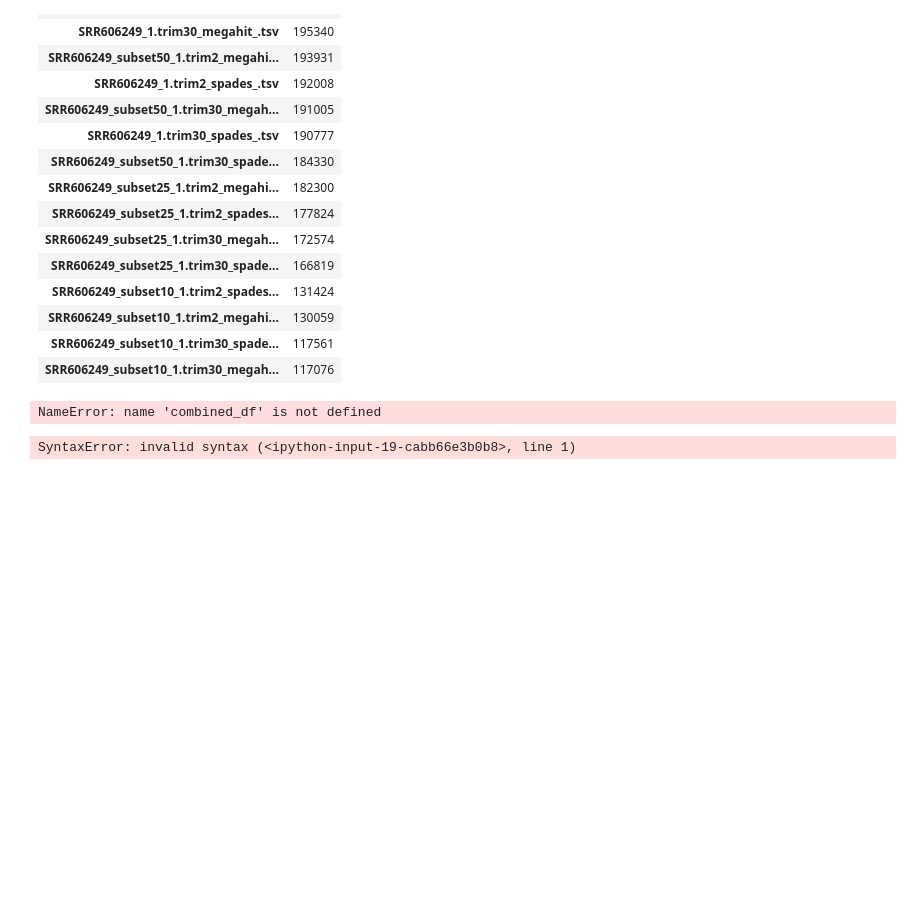
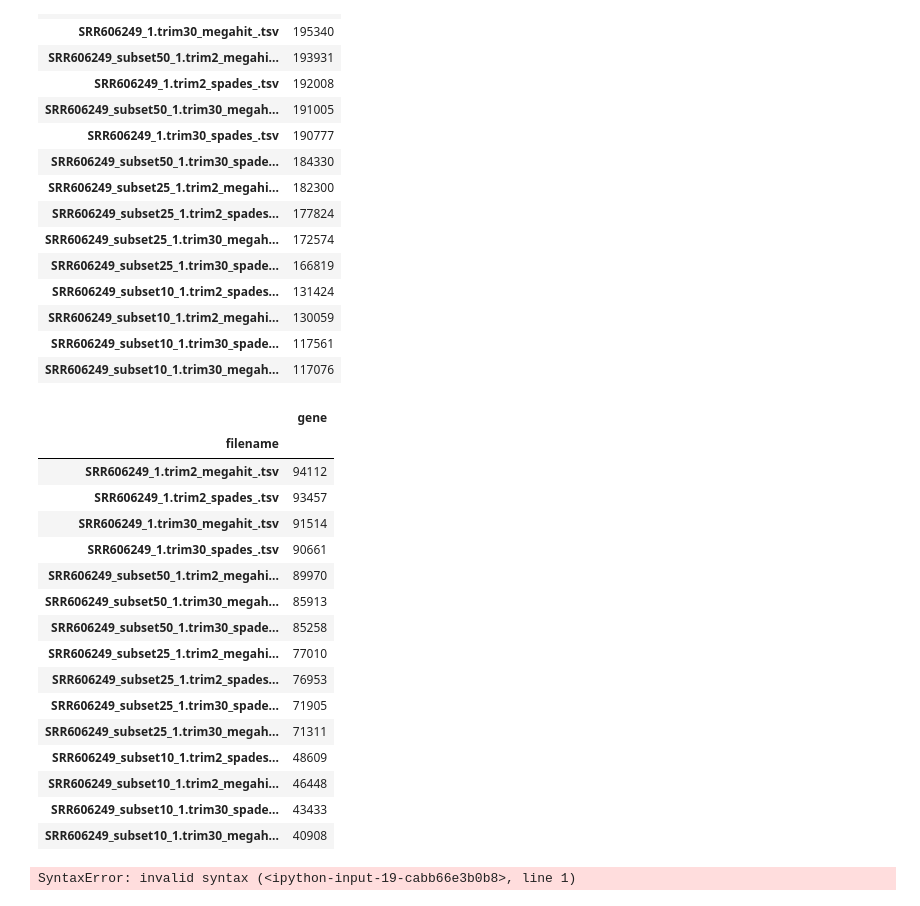
Before and after one commit to dahak-metagenomics/dahak, a Jupyter notebook: workflows/functional_inference/prokka_annotation_megahit/functional_inference_example.ipynb, the cells around one changed output. Drawn from its saved outputs; the diff is of its cells as text; code cells hidden in the pictures; blank space fills up the shorter version.

Commit message:
added function to calculate unique genes

```diff
--- a/workflows/functional_inference/prokka_annotation_megahit/functional_inference_example.ipynb
+++ b/workflows/functional_inference/prokka_annotation_megahit/functional_inference_example.ipynb
@@ -116,11 +116,30 @@ calc_total_genes()
 | SRR606249_subset10_1.trim30_megah... | 117076 |
 # %%
 def calculate_unique_genes():
-    x = combined_df.groupby('filename').gene.count()
-    return x
+    x = combined_df.groupby('filename').gene.nunique()
+    y = x.to_frame()
+    bingo = y.sort_values('gene',ascending=False)
+    bingo
+    return bingo
 calculate_unique_genes()
 # %% [output]
-NameError: name 'combined_df' is not defined
+|  | gene |
+| filename |  |
+| SRR606249_1.trim2_megahit_.tsv | 94112 |
+| SRR606249_1.trim2_spades_.tsv | 93457 |
+| SRR606249_1.trim30_megahit_.tsv | 91514 |
+| SRR606249_1.trim30_spades_.tsv | 90661 |
+| SRR606249_subset50_1.trim2_megahi... | 89970 |
+| SRR606249_subset50_1.trim30_megah... | 85913 |
+| SRR606249_subset50_1.trim30_spade... | 85258 |
+| SRR606249_subset25_1.trim2_megahi... | 77010 |
+| SRR606249_subset25_1.trim2_spades... | 76953 |
+| SRR606249_subset25_1.trim30_spade... | 71905 |
+| SRR606249_subset25_1.trim30_megah... | 71311 |
+| SRR606249_subset10_1.trim2_spades... | 48609 |
+| SRR606249_subset10_1.trim2_megahi... | 46448 |
+| SRR606249_subset10_1.trim30_spade... | 43433 |
+| SRR606249_subset10_1.trim30_megah... | 40908 |
 # %%
 def calc_unique_genes
 # %% [output]
```
